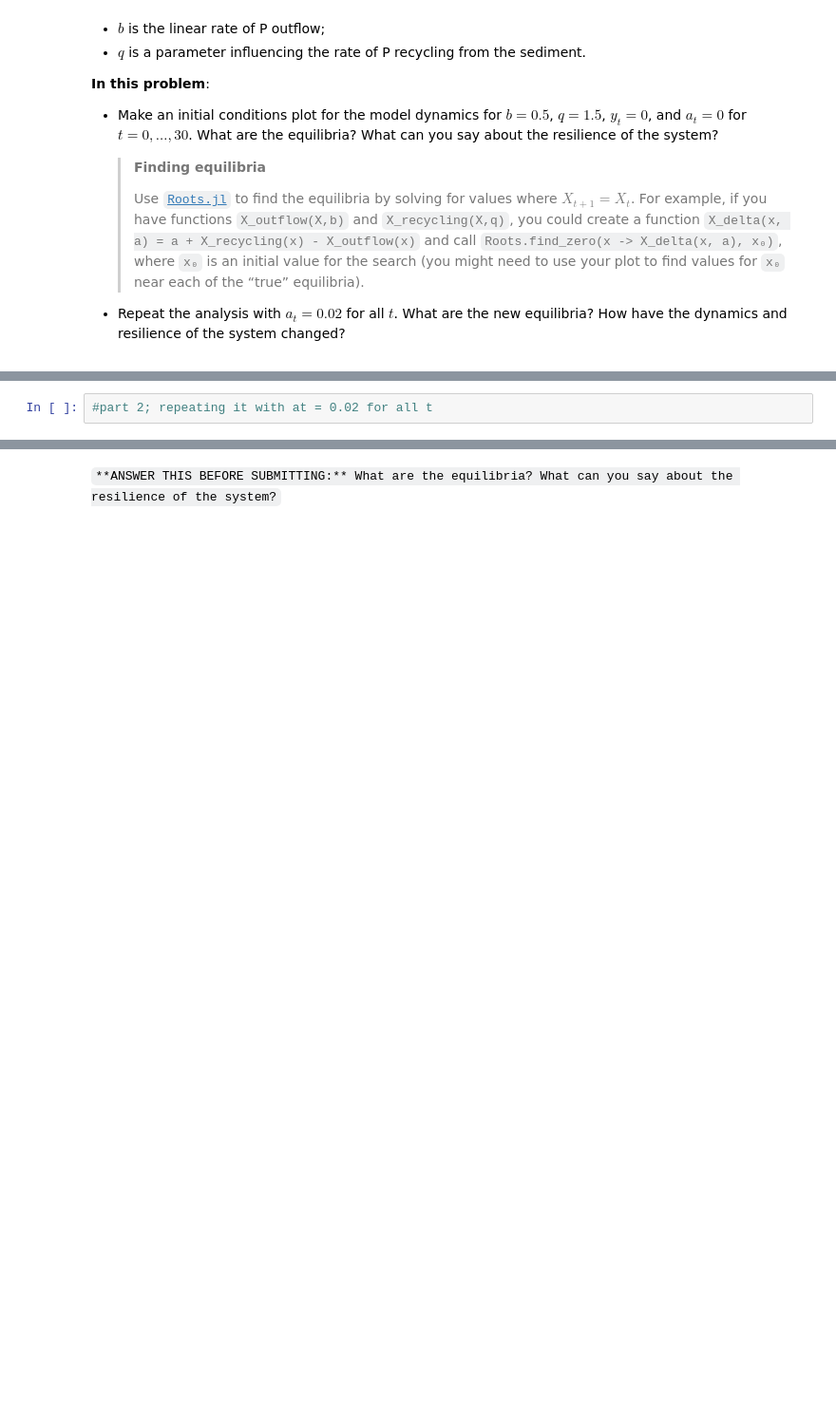
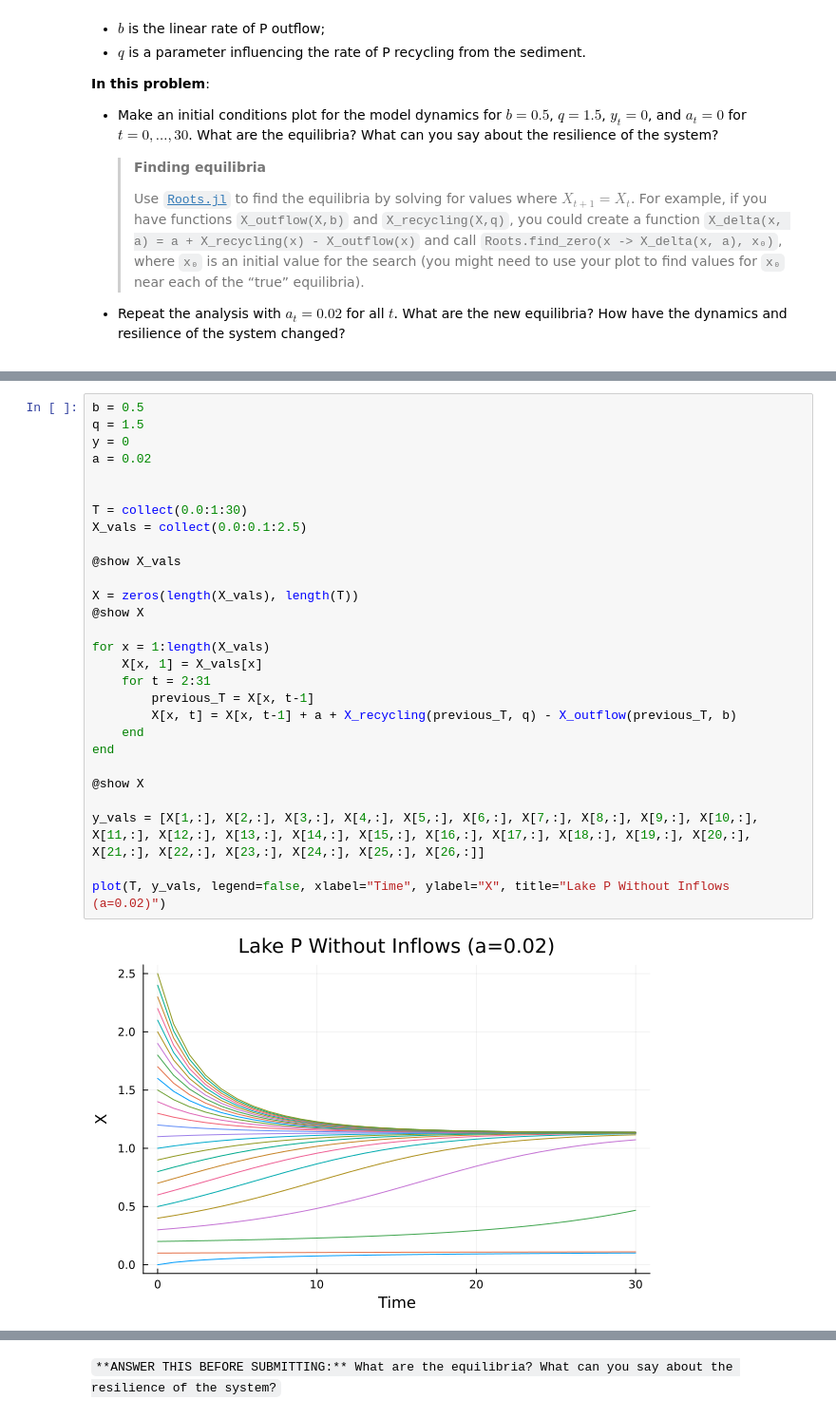
Before and after one commit to BEE4750-FA24/hw2-isa-ma-bay, a Jupyter notebook: hw02.ipynb, the cells around one changed output, grey strips where cells are left out. Shown: that part at 95% size. Saved outputs shown, nothing was run; the diff lists cells and outputs as text; blank space fills up the shorter version.

Commit message:
Q2 plots

```diff
--- a/hw02.ipynb
+++ b/hw02.ipynb
@@ -317,5 +260,33 @@ y_vals = [X[1,:], X[2,:], X[3,:], X[4,:], X[5,:], X[6,:], X[7,:], X[8,:], X[9,:]
 plot(T, y_vals, legend=false, xlabel="Time", ylabel="Xt", title="Lake P Without Inflows")
 # %% [output]
 [figure]
-# %%
-#part 2; repeating it with at = 0.02 for all t
+# %%
+b = 0.5
+q = 1.5
+y = 0
+a = 0.02
+
+
+T = collect(0.0:1:30)
+X_vals = collect(0.0:0.1:2.5)
+
+@show X_vals
+
+X = zeros(length(X_vals), length(T))
+@show X
+
+for x = 1:length(X_vals)
+    X[x, 1] = X_vals[x]
+    for t = 2:31
+        previous_T = X[x, t-1]
+        X[x, t] = X[x, t-1] + a + X_recycling(previous_T, q) - X_outflow(previous_T, b)
+    end
+end
+
+@show X
+
+y_vals = [X[1,:], X[2,:], X[3,:], X[4,:], X[5,:], X[6,:], X[7,:], X[8,:], X[9,:], X[10,:], X[11,:], X[12,:], X[13,:], X[14,:], X[15,:], X[16,:], X[17,:], X[18,:], X[19,:], X[20,:], X[21,:], X[22,:], X[23,:], X[24,:], X[25,:], X[26,:]]
+
+plot(T, y_vals, legend=false, xlabel="Time", ylabel="X", title="Lake P Without Inflows (a=0.02)")
+# %% [output]
+[figure, added]
```
Also changed, not shown: parts of 5 cells of this notebook.
